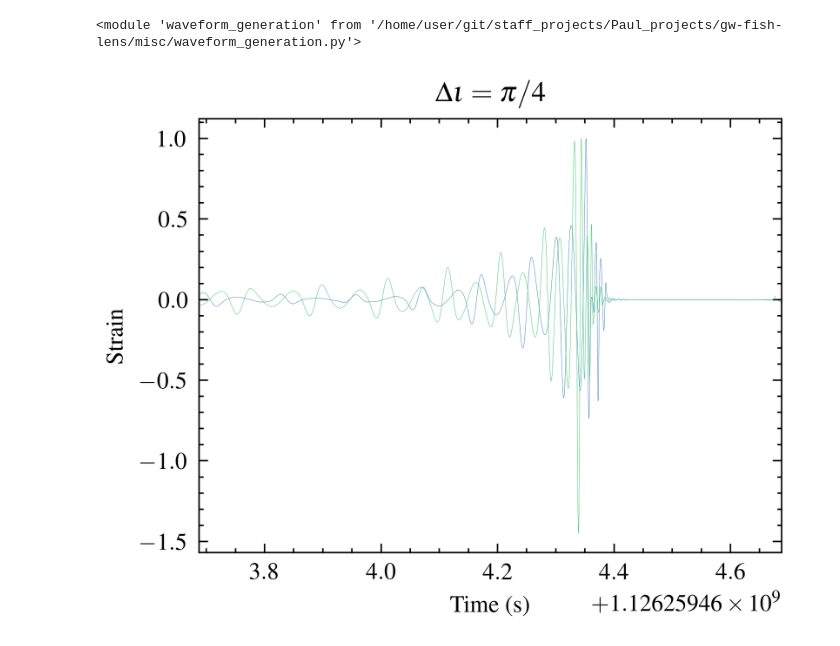
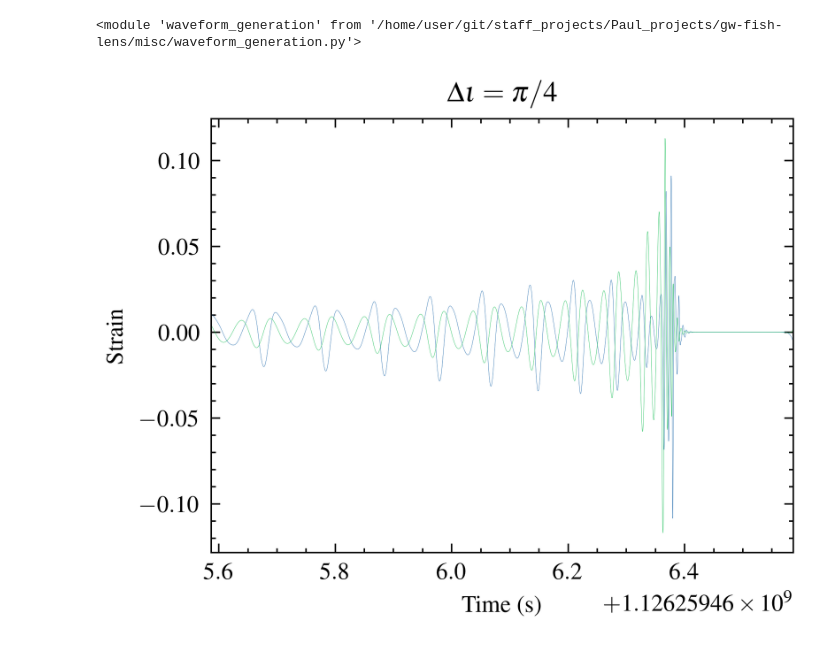
Before and after one commit to cosmoquark/gw-fish-lens, a Jupyter notebook: misc/lensed_waveform_v1.ipynb, the cells around one changed output. Drawn from its saved outputs; the diff is of its cells as text; code cells hidden in the pictures.

```diff
--- a/misc/lensed_waveform_v1.ipynb
+++ b/misc/lensed_waveform_v1.ipynb
@@ -132,27 +132,28 @@ reload(waveform_generation)
 # %% [output]
 <module 'waveform_generation' from '/home/user/git/staff_projects/Paul_projects/gw-fish-lens/misc/waveform_generation.py'>
 # %%
-def plot_phase_inc_shift( phase, inclination, phase2, inclination2, mass1=80, mass2=10):
+def plot_phase_inc_shift( phase, inclination, phase2, inclination2, mass1=80, mass2=10, approximant="SEOBNRv4PHM"):
     t_gps=1126259462.0
-    h_whitened = waveform_generation.create_whitened_waveform(phase, inclination, t_gps=t_gps, mass1 = mass1, mass2 = mass2, spin1y=0.7)
-    h_whitened2 = waveform_generation.create_whitened_waveform(phase2, inclination2, t_gps=t_gps, mass1 = mass1, mass2 = mass2, spin1x=0.7)
+    h_whitened = waveform_generation.create_whitened_waveform(phase, inclination, t_gps=t_gps, mass1 = mass1, mass2 = mass2, spin1y=0.2, approximant=approximant)
+    h_whitened2 = waveform_generation.create_whitened_waveform(phase2, inclination2, t_gps=t_gps, mass1 = mass1, mass2 = mass2, spin1x=0.2, approximant=approximant)
     # Plot the waveform
-    # plt.plot(h_whitened.sample_times, h_whitened/(np.sum(h_whitened.data)), lw=0.1) # Nornalized
-    # plt.plot(h_whitened2.sample_times, h_whitened2/np.sum(h_whitened2.data), lw=0.1) # Normalized
-    plt.plot(h_whitened.sample_times, h_whitened/(np.max(h_whitened.data)), lw=0.1) # Maximized
-    plt.plot(h_whitened2.sample_times, h_whitened2/np.max(h_whitened2.data), lw=0.1) # Maximized
+    plt.plot(h_whitened.sample_times, h_whitened/np.sqrt(np.sum(h_whitened.data**2)), lw=0.1) # Nornalized
+    plt.plot(h_whitened2.sample_times, h_whitened2/np.sqrt(np.sum(h_whitened2.data**2)), lw=0.1) # Normalized
+    # plt.plot(h_whitened.sample_times, h_whitened/(np.max(h_whitened.data)), lw=0.1) # Maximized
+    # plt.plot(h_whitened2.sample_times, h_whitened2/np.max(h_whitened2.data), lw=0.1) # Maximized
     plt.xlabel('Time (s)')
     plt.ylabel('Strain')
     plt.xlim(h_whitened.sample_times[-1]-1, h_whitened.sample_times[-1])
 # %%
-mass1=120; mass2=20
+q = 0.2
+mass1=80; mass2=mass1*q
 phase, inclination = np.pi/2, np.pi/2
 phase2, inclination2 = np.pi/2, np.pi/4
-plot_phase_inc_shift(phase, inclination, phase2, inclination2, mass1=mass1, mass2=mass2)
+plot_phase_inc_shift(phase, inclination, phase2, inclination2, mass1=mass1, mass2=mass2)#, approximant="NRHybSur3dq8")
 plt.title(r"$\Delta \iota = \pi/4$")
 plt.show()
 # %% [output]
-[figure, old version]
+[figure, new version]
 # %%
 phase2, inclination2 = phase+np.pi/4, np.pi/2
 plot_phase_inc_shift(phase, inclination, phase2, inclination2, mass1=mass1, mass2=mass2)
```
Also changed, not shown: parts of 4 cells of this notebook, 1 other file.
